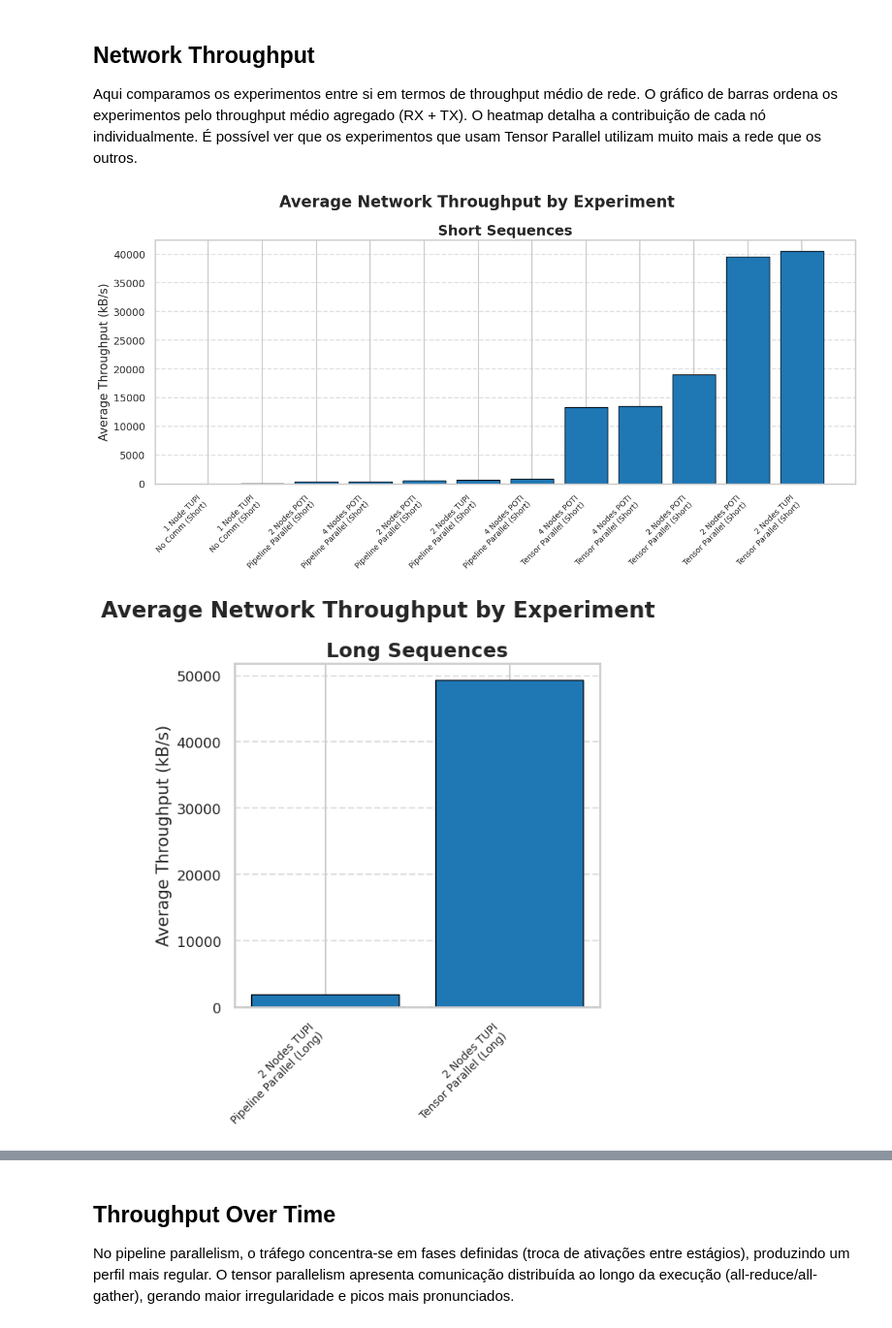
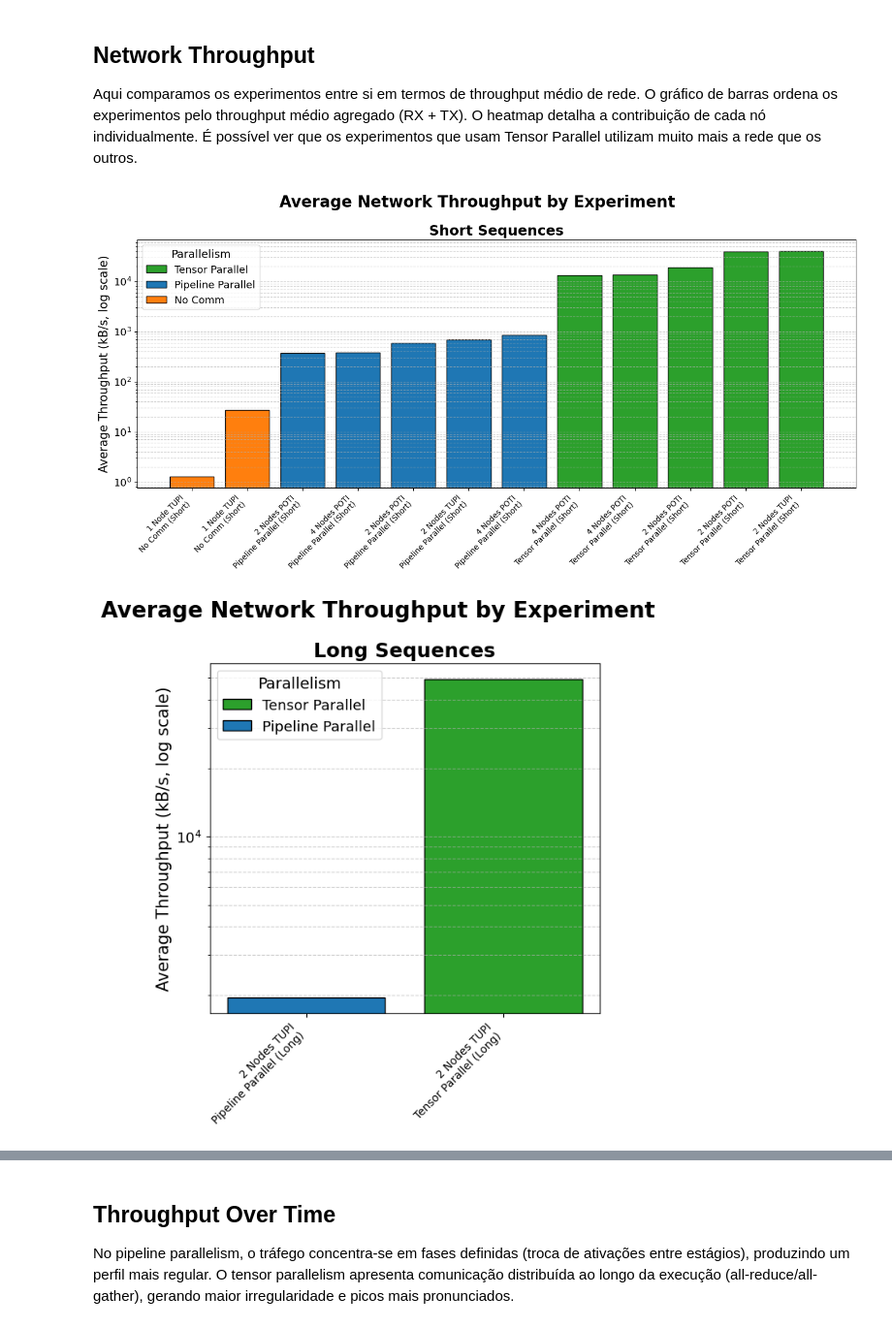
Before and after one commit to matregnago/comp-sys-perf-analysis, a Jupyter notebook: notebooks/04_network.ipynb, the cells around one changed output, grey strips where cells are left out. Shown at 97% size. Drawn from its saved outputs; the diff is of its cells as text; code cells hidden in the pictures.

Commit message:
refactor: imrpve graphs

```diff
--- a/notebooks/04_network.ipynb
+++ b/notebooks/04_network.ipynb
@@ -67,6 +68,8 @@ Ambas tratam entradas inesperadas retornando o valor original em vez de lançar
 # %%
 COMM_THRESHOLD = 10.0  # kB/s
 TYPE_ORDER = {'tp': 0, 'pp': 1, 'none': 2}
+PARALLELISM_COLORS = {'none': 'tab:orange', 'pp': 'tab:blue', 'tp': 'tab:green'}
+PARALLELISM_LABELS = {'none': 'No Comm', 'pp': 'Pipeline Parallel', 'tp': 'Tensor Parallel'}
 
 
 def parse_exp_name(name):
@@ -116,6 +119,12 @@ def get_experiment_type(exp_name):
     return 'none'
 
 
+def parallelism_legend_patches(exp_names):
+    types_present = sorted({get_experiment_type(e) for e in exp_names}, key=lambda t: TYPE_ORDER.get(t, 99))
+    return [Patch(facecolor=PARALLELISM_COLORS[t], edgecolor='black', label=PARALLELISM_LABELS[t])
+            for t in types_present]
+
+
 def experiment_sort_key(exp_name):
     m = parse_exp_name(exp_name)
     strategy_rank = TYPE_ORDER.get(m['parallelism'].lower(), 99)
@@ -354,35 +363,39 @@ O heatmap detalha a contribuição de cada nó individualmente.
 # %%
 # Average network throughput by experiment — separate figure per sequence length
 
 net_agg = network_ts_df.groupby('experiment_name').agg(
     rx_kB_s=('rx_kB_s', 'mean'),
     tx_kB_s=('tx_kB_s', 'mean'),
 ).reset_index()
 
 net_agg['experiment_avg_kB_s'] = net_agg['rx_kB_s'] + net_agg['tx_kB_s']
 net_agg['experiment_label'] = net_agg['experiment_name'].apply(format_experiment_name)
 net_agg['workload'] = net_agg['experiment_name'].apply(workload_for)
 
 for workload in ['Short', 'Long']:
     subset = net_agg[net_agg['workload'] == workload].sort_values('experiment_avg_kB_s').reset_index(drop=True)
     if subset.empty:
         continue
 
+    colors = [PARALLELISM_COLORS[get_experiment_type(e)] for e in subset['experiment_name']]
+
     fig, ax = plt.subplots(figsize=bar_figsize_for(len(subset)))
-    ax.bar(range(len(subset)), subset['experiment_avg_kB_s'], color='tab:blue',
+    ax.bar(range(len(subset)), subset['experiment_avg_kB_s'], color=colors,
            edgecolor='black', linewidth=1.0)
     ax.set_xticks(range(len(subset)))
     ax.set_xticklabels(subset['experiment_label'], rotation=45, ha='right', fontsize=10)
-    ax.set_ylabel('Average Throughput (kB/s)')
+    ax.set_yscale('log')
+    ax.set_ylabel('Average Throughput (kB/s, log scale)')
     ax.set_title(f'{workload} Sequences')
-    ax.grid(axis='y', linestyle='--', alpha=0.6)
+    ax.grid(axis='y', linestyle='--', alpha=0.6, which='both')
+    ax.legend(handles=parallelism_legend_patches(subset['experiment_name']), title='Parallelism', loc='upper left')
 
     fig.suptitle('Average Network Throughput by Experiment')
     plt.tight_layout()
     save_fig(fig, f'network_throughput_by_experiment_{workload.lower()}.png')
 # %% [output]
-[figure, old version]
+[figure, new version]
-[figure, old version]
+[figure, new version]
 # %%
 # Average network throughput per node (heatmap) — separate figure per sequence length
 
```
Also changed, not shown: parts of 12 cells of this notebook, 15 other files.
